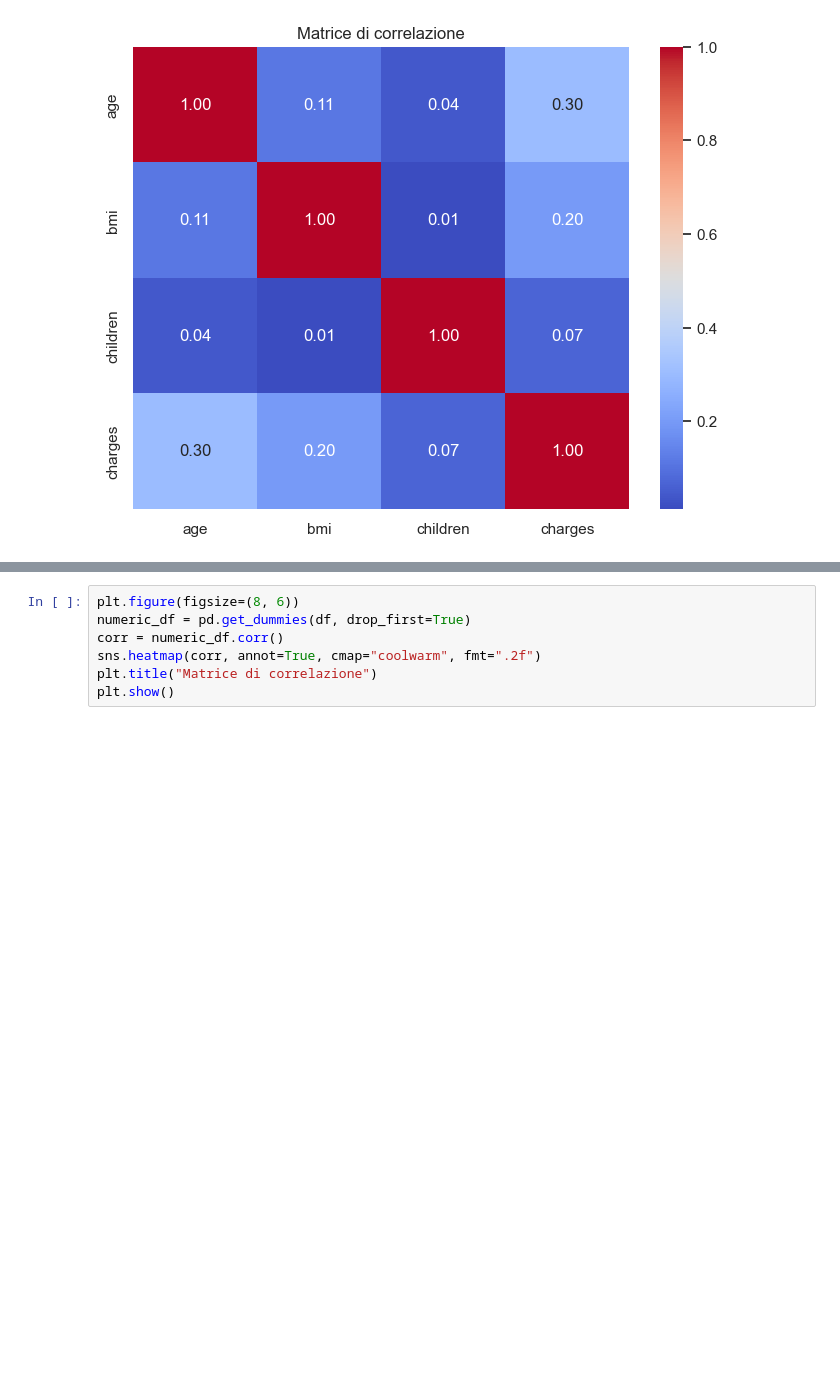
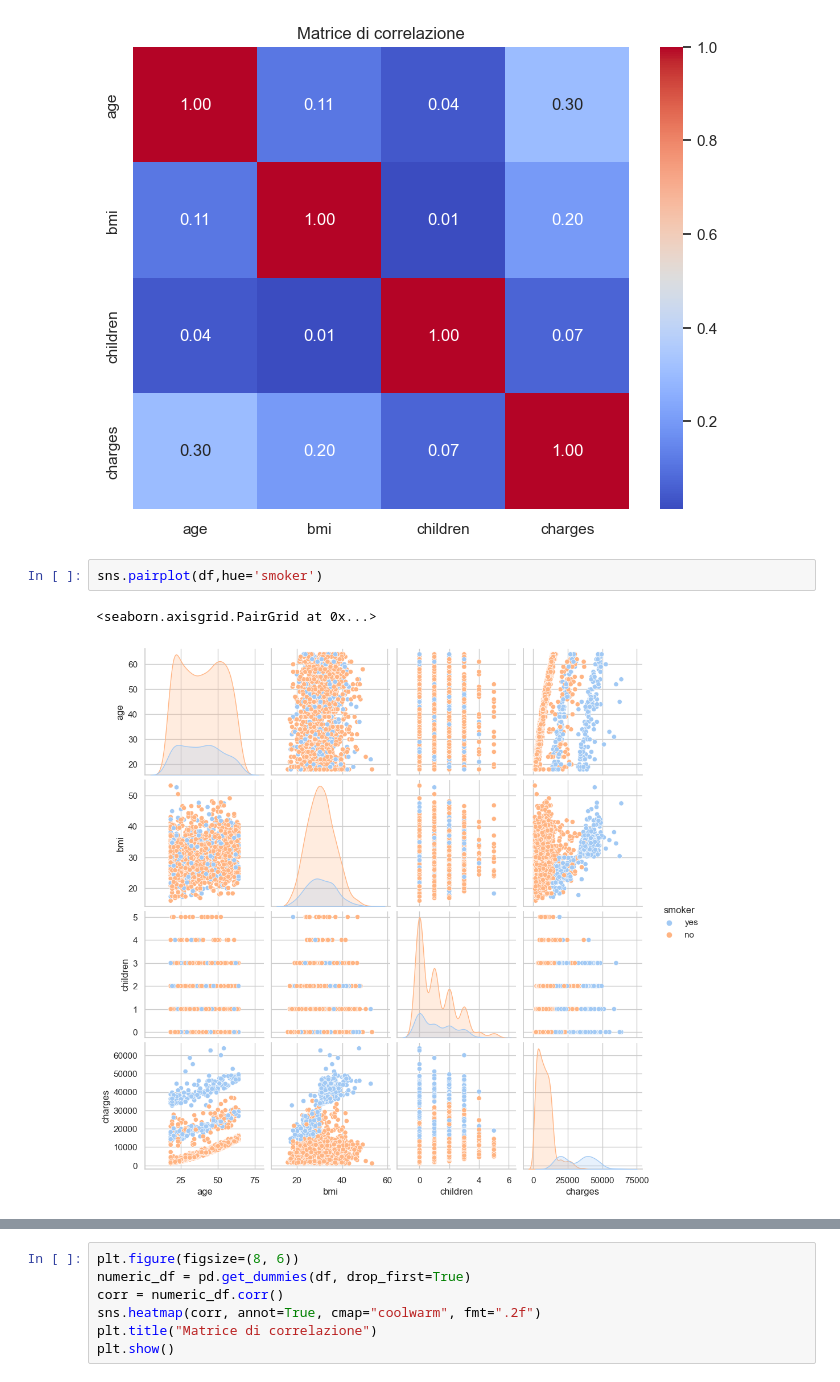
Before and after one commit to DavideZFC/DataScience, a Jupyter notebook: ex_5.ipynb, the cells around one changed output, grey strips where cells are left out. Cells and saved outputs as stored; diff of their text form; blank space fills up the shorter version.

```diff
--- a/ex_5.ipynb
+++ b/ex_5.ipynb
@@ -43,3 +43,8 @@ plt.title("Matrice di correlazione")
 plt.show()
 # %% [output]
 [figure]
+# %%
+sns.pairplot(df,hue='smoker')
+# %% [output]
+<seaborn.axisgrid.PairGrid at 0x...>
+[figure, added]
```
Also changed, not shown: parts of 2 cells of this notebook, 1 other file.
